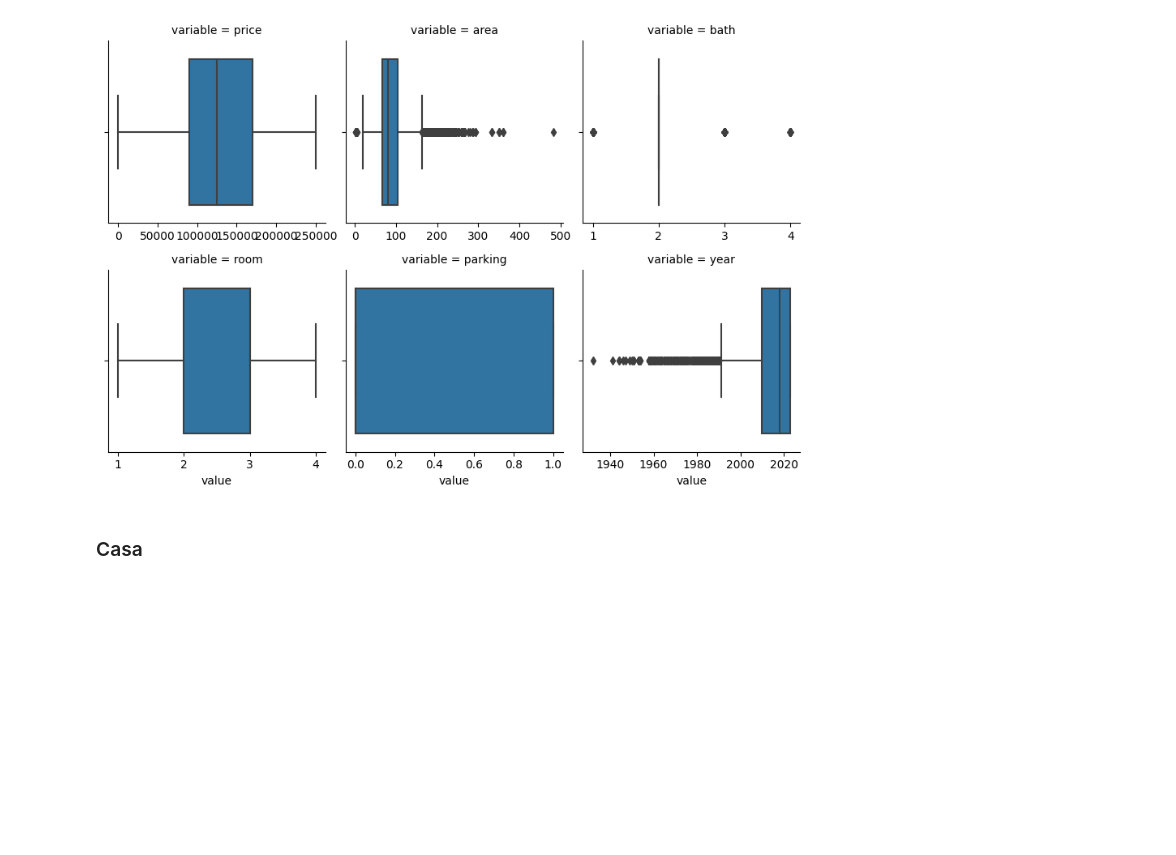
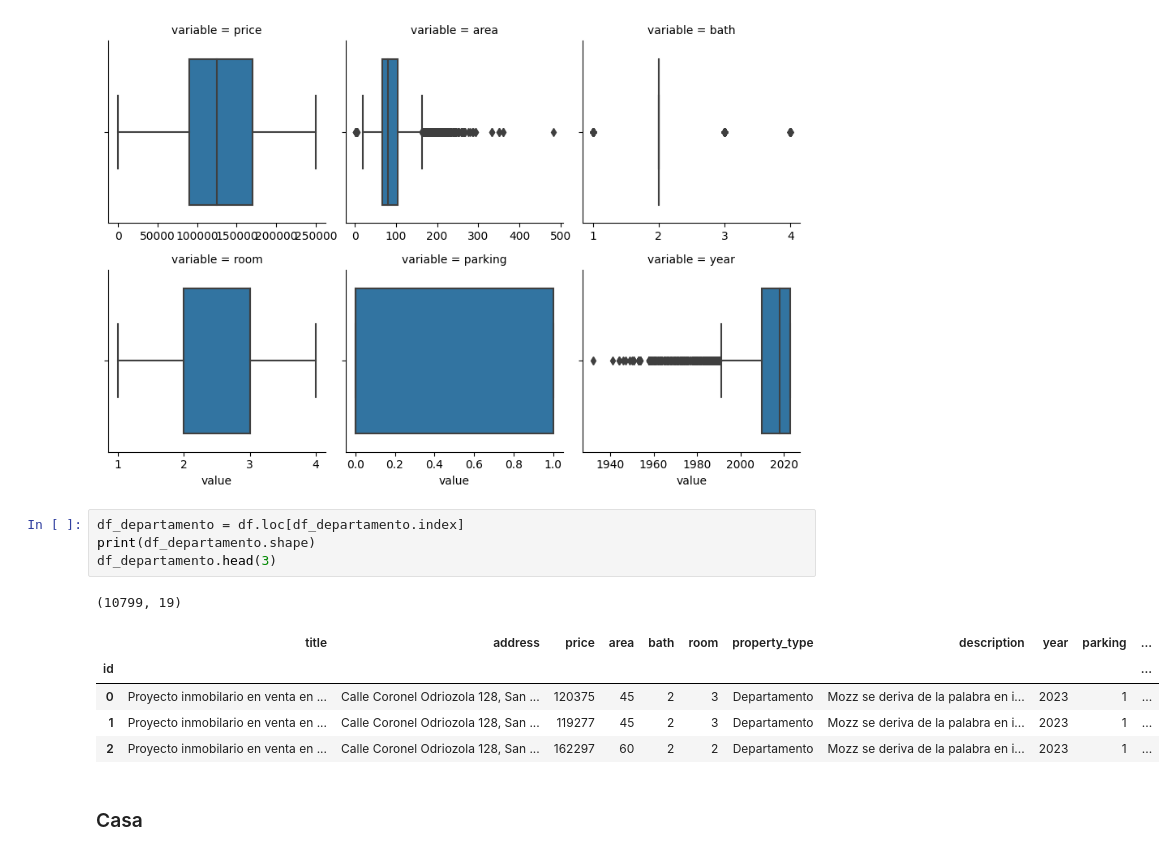
Before and after one commit to HugoGT/Vibi_model, a Jupyter notebook: ETL/EDA.ipynb, the cells around one changed output. Drawn from its saved outputs; the diff is of its cells as text; blank space fills up the shorter version.

Commit message:
departamentos analysis

```diff
--- a/ETL/EDA.ipynb
+++ b/ETL/EDA.ipynb
@@ -373,6 +373,17 @@ g = sns.FacetGrid(f, col="variable",  col_wrap=3, sharex=False, sharey=False)
 g = g.map(sns.boxplot, "value")
 # %% [output]
 [figure]
+# %%
+df_departamento = df.loc[df_departamento.index]
+print(df_departamento.shape)
+df_departamento.head(3)
+# %% [output]
+(10799, 19)
+|  | title | address | price | area | bath | room | property_type | description | year | parking | ... |
+| id |  |  |  |  |  |  |  |  |  |  | ... |
+| 0 | Proyecto inmobilario en venta en ... | Calle Coronel Odriozola 128, San ... | 120375 | 45 | 2 | 3 | Departamento | Mozz se deriva de la palabra en i... | 2023 | 1 | ... |
+| 1 | Proyecto inmobilario en venta en ... | Calle Coronel Odriozola 128, San ... | 119277 | 45 | 2 | 3 | Departamento | Mozz se deriva de la palabra en i... | 2023 | 1 | ... |
+| 2 | Proyecto inmobilario en venta en ... | Calle Coronel Odriozola 128, San ... | 162297 | 60 | 2 | 2 | Departamento | Mozz se deriva de la palabra en i... | 2023 | 1 | ... |
 # %% [markdown]
 ### Casa
 # %% [markdown]
```
Also changed, not shown: parts of 3 cells of this notebook.
